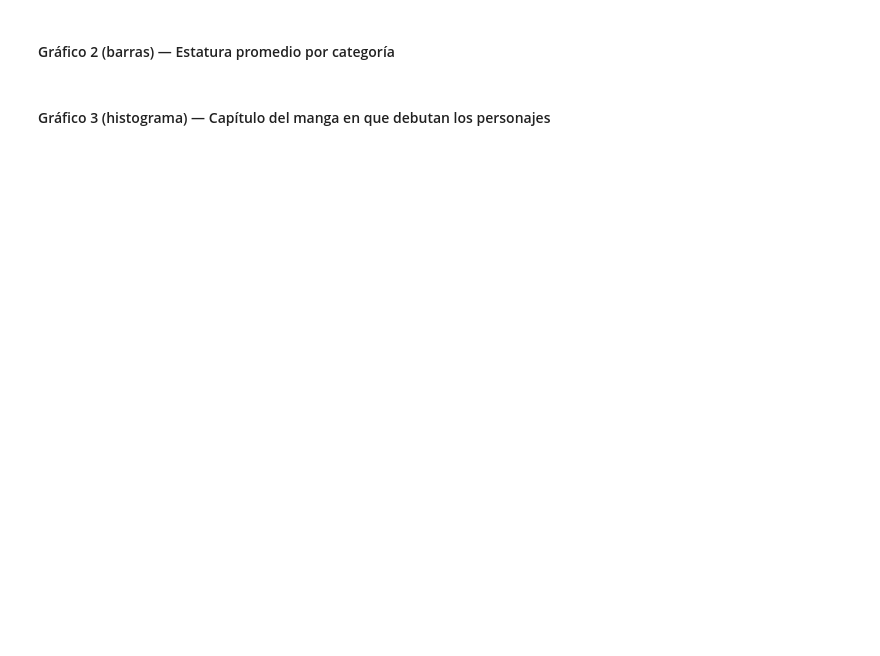
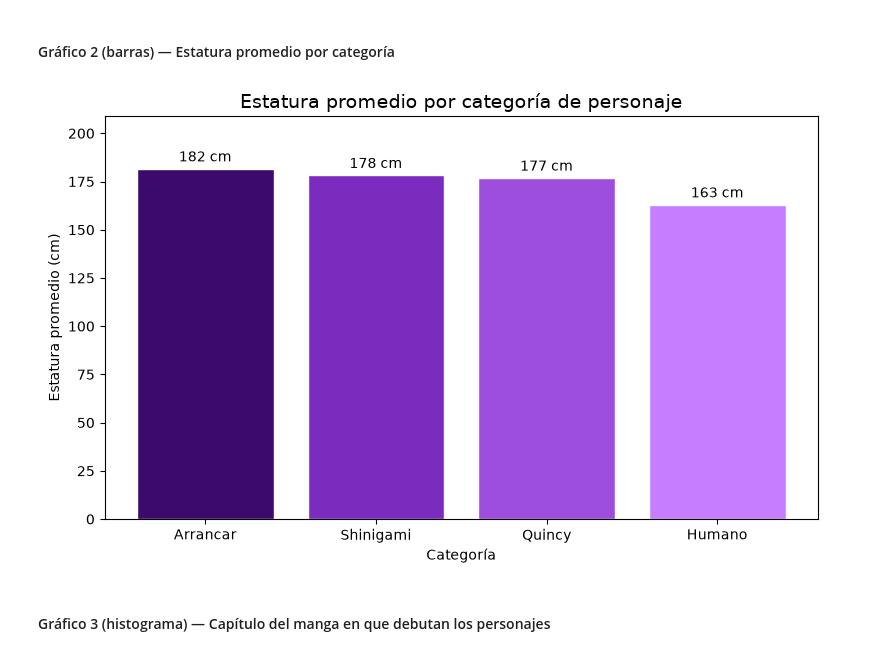
Before and after one commit to danielaasibarguen/taller3-bleach, a Jupyter notebook: analisis.ipynb, the cells around one changed output. Cells and saved outputs as stored; diff of their text form; code cells hidden in the pictures; blank space fills up the shorter version.

```diff
--- a/analisis.ipynb
+++ b/analisis.ipynb
@@ -227,15 +368,17 @@ plt.show()
 # %%
 altura_cat = df.groupby("categoria")["altura_cm"].mean().sort_values(ascending=False)
 
 fig, ax = plt.subplots(figsize=(8, 5))
-barras = ax.bar(altura_cat.index, altura_cat.values, color=["#2A9D8F", "#E9C46A", "#F4A261", "#E76F51"])
+barras = ax.bar(altura_cat.index, altura_cat.values, color=["#3C096C", "#7B2CBF", "#9D4EDD", "#C77DFF"], edgecolor="white")
 ax.bar_label(barras, fmt="%.0f cm", padding=3)
 ax.set_title("Estatura promedio por categoría de personaje", fontsize=14)
 ax.set_xlabel("Categoría")
 ax.set_ylabel("Estatura promedio (cm)")
 ax.set_ylim(0, altura_cat.max() * 1.15)
 plt.tight_layout()
 plt.show()
+# %% [output]
+[figure, added]
 # %% [markdown]
 #### Gráfico 3 (histograma) — Capítulo del manga en que debutan los personajes
 # %%
```
Also changed, not shown: parts of 17 cells of this notebook, 2 other files.
